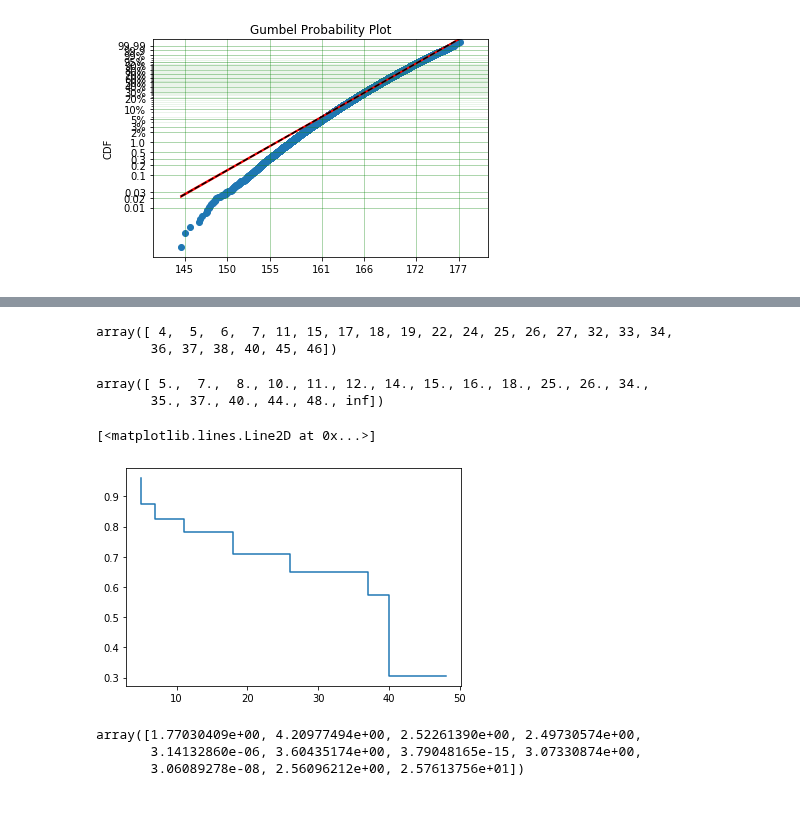
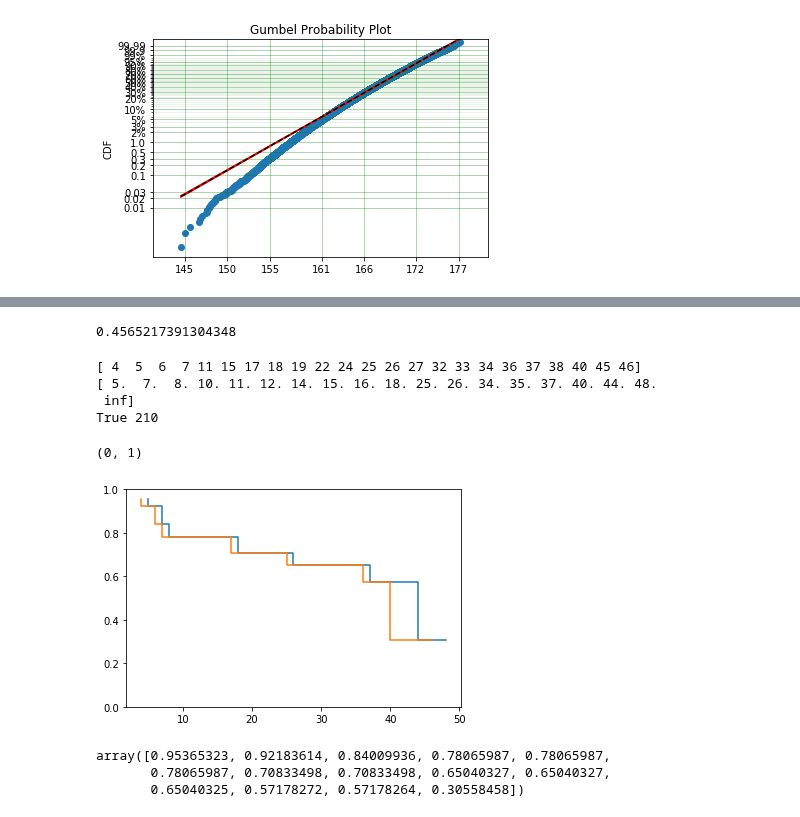
Before and after one commit to derrynknife/SurPyval, a Jupyter notebook: guides/Parametric.ipynb, the cells around one changed output, grey strips where cells are left out. Cells and saved outputs as stored; diff of their text form; code cells hidden in the pictures.

```diff
--- a/guides/Parametric.ipynb
+++ b/guides/Parametric.ipynb
@@ -94,21 +91,20 @@ def pairwise(iterable):
     return zip(a, b)
 # %%
 def find_turnbull_bounds(left, right):
+    left = np.unique(left[left > 0])
+    right = np.unique(right)
+    left.sort()
+    right.sort()
     flag = np.hstack([np.zeros_like(left), np.ones_like(right)]).astype(int)
     tau = np.hstack([left, right])
-    idx = np.argsort(flag, kind='stable')
+    idx = np.argsort(flag, kind='stable')[::-1]
     flag = flag[idx]
     tau = tau[idx]
     idx = np.argsort(tau, kind='stable')
     flag = flag[idx]
     tau = tau[idx]
-    skip = False
     bounds = []
     for i, (l, r) in enumerate(pairwise(flag)):
-        if skip:
-            skip = False
-            continue
         if ((l == 0) and (r == 1)):
-            skip = True
             bounds.append((tau[i], tau[i+1]))
     return bounds
@@ -129,6 +111,6 @@ find_turnbull_bounds(low, upp)
 # %%
 def turnbull(left, right):
-    max_iter = 200
+    max_iter = 1000
     intervals = find_turnbull_bounds(left, right)
 
     m = len(intervals)
@@ -136,9 +118,11 @@ def turnbull(left, right):
     p = np.ones(m)/m
     alphas = np.zeros((n, m))
     for j, (l, r) in enumerate(intervals):
-        alphas[:, j] = (((left <= r)  & (left  > l)) |
-                        ((right <= r) & (right > l)) |
-                        ((right >= r) & (left  < r)) |
+        alphas[:, j] = (((left  < r) & (left  > l)) |
+                        ((right < r) & (right > l)) |
+                        ((right > r) & (left  < r)) |
+                        ((left  < l) & (right > l)) |
+                        ((l == left)) |
                         ((r == right))).astype(int)
     d = np.zeros(m)
     iters = 0
@@ -153,11 +137,14 @@ def turnbull(left, right):
         for j in range(m):
             conditional_p[:, j] = alphas[:, j] * p[j]
         d = (conditional_p / np.atleast_2d(denom).T).sum(axis=0)
-        r = np.ones_like(d) * n + d[0]
+        #p = d/n
+
+        r = np.ones_like(d) * n + d
         r = r - d.cumsum()
         R = np.cumprod(1 - d/r)
         p = np.abs(np.diff(np.hstack([[1], R])))
-        p = d/n
-    r = np.ones_like(d) * n + d[0]
-    r = r - d.cumsum()
+
+    print(np.isclose(p, p_1).all(), iters)
+    #r = np.ones_like(d) * n + d
+    #r = r - d.cumsum()
     return intervals, p, d, r
@@ -199,27 +162,24 @@ a
-# %%
-low.sort()
-upp.sort()
-# %%
-np.unique(low[low > 0])
-# %% [output]
-array([ 4,  5,  6,  7, 11, 15, 17, 18, 19, 22, 24, 25, 26, 27, 32, 33, 34,
-       36, 37, 38, 40, 45, 46])
-# %%
-np.unique(upp)
-# %% [output]
-array([ 5.,  7.,  8., 10., 11., 12., 14., 15., 16., 18., 25., 26., 34.,
-       35., 37., 40., 44., 48., inf])
+# %%
+1 - len(upp[upp > 48])/len(upp)
+# %% [output]
+0.4565217391304348
 # %%
 a, p, d, r = turnbull(low, upp)
 #R = np.cumprod(1 - (d/r))
 R = np.cumprod(1 - p)
 plt.step(np.array(a)[:, 1], R)
+plt.step(np.array(a)[:, 0], R)
+plt.ylim((0, 1))
 # %% [output]
-[<matplotlib.lines.Line2D at 0x...>]
+[ 4  5  6  7 11 15 17 18 19 22 24 25 26 27 32 33 34 36 37 38 40 45 46]
+[ 5.  7.  8. 10. 11. 12. 14. 15. 16. 18. 25. 26. 34. 35. 37. 40. 44. 48.
+ inf]
+True 210
+(0, 1)
-[figure, old version]
+[figure, new version]
-# %%
-d
-# %% [output]
-array([1.77030409e+00, 4.20977494e+00, 2.52261390e+00, 2.49730574e+00,
-       3.14132860e-06, 3.60435174e+00, 3.79048165e-15, 3.07330874e+00,
-       3.06089278e-08, 2.56096212e+00, 2.57613756e+01])
+# %%
+R
+# %% [output]
+array([0.95365323, 0.92183614, 0.84009936, 0.78065987, 0.78065987,
+       0.78065987, 0.70833498, 0.70833498, 0.65040327, 0.65040327,
+       0.65040325, 0.57178272, 0.57178264, 0.30558458])
```
Also changed, not shown: parts of 4 cells of this notebook, 1 other file.
